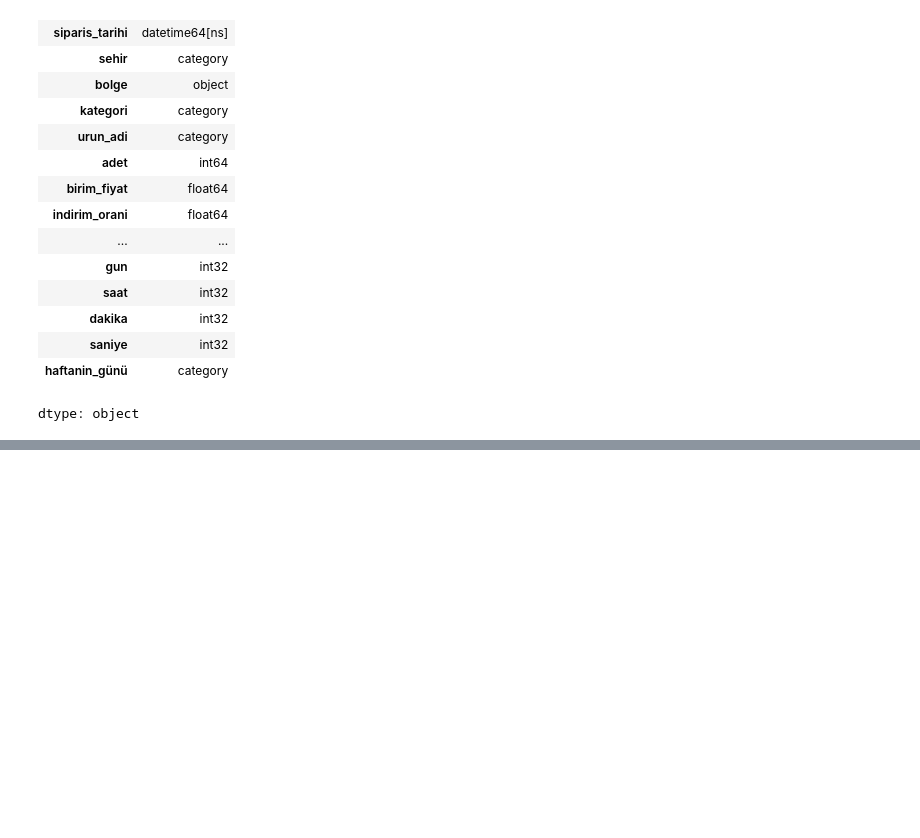
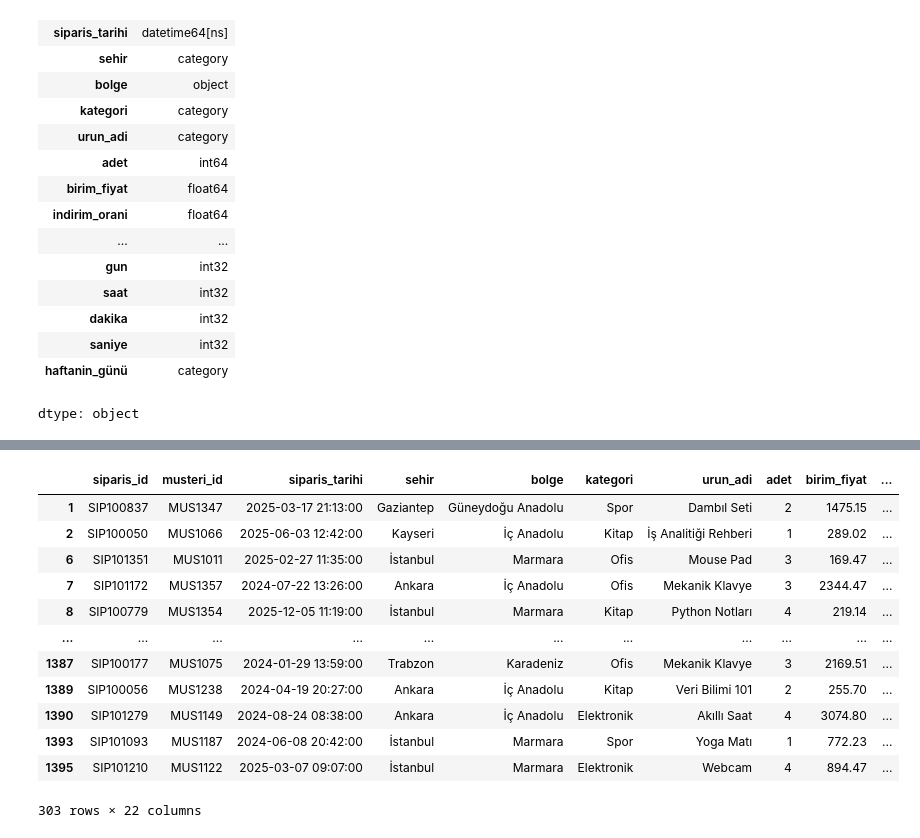
Before and after one commit to YunusEmre214/Data_Science_Colab, a Jupyter notebook: Data_Science.ipynb, the cells around one changed output, grey strips where cells are left out. Drawn from its saved outputs; the diff is of its cells as text; code cells hidden in the pictures; blank space fills up the shorter version.

```diff
--- a/Data_Science.ipynb
+++ b/Data_Science.ipynb
@@ -519,0 +738,7 @@ df.to_csv("e_ticaret_veri_seti_data_types_changed.csv")
+# %%
+#40.Veri setini yükle
+df=pd.read_csv("e_ticaret_veri_seti_tekrarlayan_kayıtlar_duzenlendi.csv")
+# %%
+#41.Sayısal sütunların belirlenmesi
+numeric_column=df.select_dtypes(include=["int64","float64"]).columns.tolist()
+numeric_column
@@ -519,0 +782,18 @@ df.to_csv("e_ticaret_veri_seti_data_types_changed.csv")
+# %%
+#43.IQR ile aykırı değer inceleme
+aykiri_degerler={}
+
+for column in numeric_column:
+  q1=df[column].quantile(0.25)
+  q3=df[column].quantile(0.75)
+  iqr=q3-q1
+  ust_sinir=q3+1.5*iqr
+  alt_sinir=q1-1.5*iqr
+
+  aykiri_degerler[column]={
+      "q1":q1,
+      "q3":q3,
+      "iqr":iqr,
+      "ust_sinir":ust_sinir,
+      "alt_sinir":alt_sinir
+  }
@@ -519,0 +820,24 @@ df.to_csv("e_ticaret_veri_seti_data_types_changed.csv")
+# %%
+#44.Aykırı değer içeren kayıtları inceleyelim
+aykiri_maskesi=pd.Series(False,index=df.index)
+for column in numeric_column:
+  alt_sinir=aykiri_degerler[column]["alt_sinir"]
+  ust_sinir=aykiri_degerler[column]["ust_sinir"]
+  sutun_maskesi=(df[column]<alt_sinir)|(df[column]>ust_sinir)
+  aykiri_maskesi=aykiri_maskesi|sutun_maskesi
+aykiri_kayıtlar=df[aykiri_maskesi]
+aykiri_kayıtlar
+# %% [output]
+|  | siparis_id | musteri_id | siparis_tarihi | sehir | bolge | kategori | urun_adi | adet | birim_fiyat | ... |
+| 1 | SIP100837 | MUS1347 | 2025-03-17 21:13:00 | Gaziantep | Güneydoğu Anadolu | Spor | Dambıl Seti | 2 | 1475.15 | ... |
+| 2 | SIP100050 | MUS1066 | 2025-06-03 12:42:00 | Kayseri | İç Anadolu | Kitap | İş Analitiği Rehberi | 1 | 289.02 | ... |
+| 6 | SIP101351 | MUS1011 | 2025-02-27 11:35:00 | İstanbul | Marmara | Ofis | Mouse Pad | 3 | 169.47 | ... |
+| 7 | SIP101172 | MUS1357 | 2024-07-22 13:26:00 | Ankara | İç Anadolu | Ofis | Mekanik Klavye | 3 | 2344.47 | ... |
+| 8 | SIP100779 | MUS1354 | 2025-12-05 11:19:00 | İstanbul | Marmara | Kitap | Python Notları | 4 | 219.14 | ... |
+| ... | ... | ... | ... | ... | ... | ... | ... | ... | ... | ... |
+| 1387 | SIP100177 | MUS1075 | 2024-01-29 13:59:00 | Trabzon | Karadeniz | Ofis | Mekanik Klavye | 3 | 2169.51 | ... |
+| 1389 | SIP100056 | MUS1238 | 2024-04-19 20:27:00 | Ankara | İç Anadolu | Kitap | Veri Bilimi 101 | 2 | 255.70 | ... |
+| 1390 | SIP101279 | MUS1149 | 2024-08-24 08:38:00 | Ankara | İç Anadolu | Elektronik | Akıllı Saat | 4 | 3074.80 | ... |
+| 1393 | SIP101093 | MUS1187 | 2024-06-08 20:42:00 | İstanbul | Marmara | Spor | Yoga Matı | 1 | 772.23 | ... |
+| 1395 | SIP101210 | MUS1122 | 2025-03-07 09:07:00 | İstanbul | Marmara | Elektronik | Webcam | 4 | 894.47 | ... |
+303 rows × 22 columns
```
Also changed, not shown: parts of 31 cells of this notebook.
